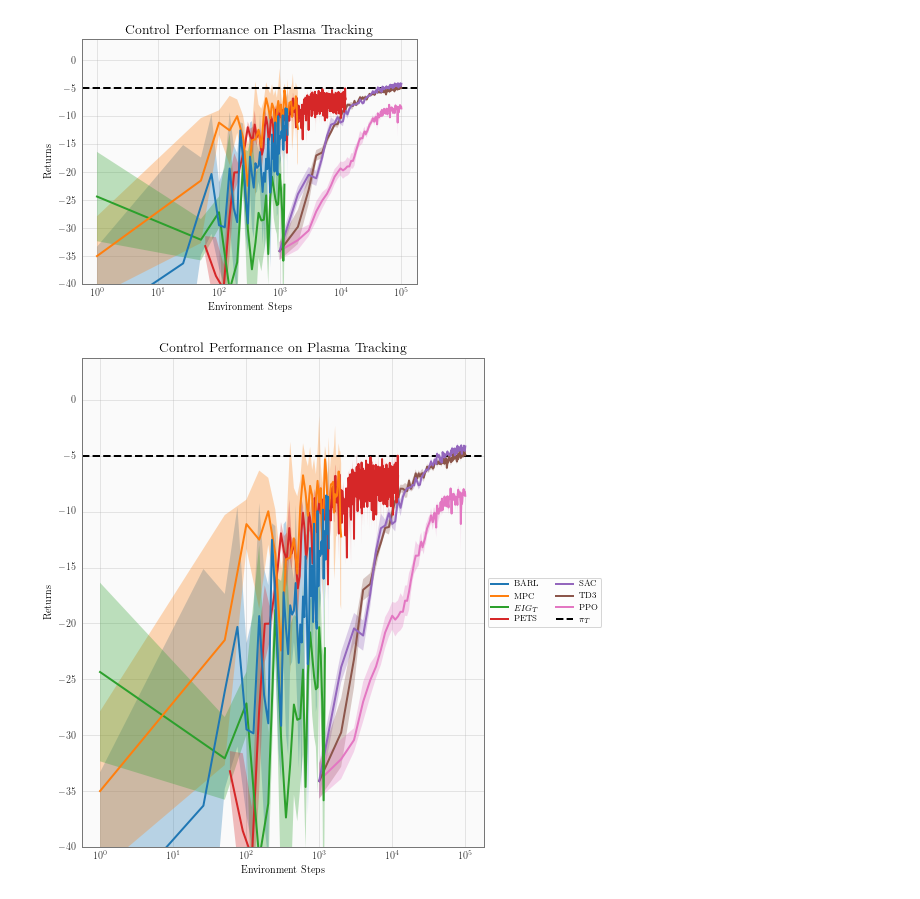
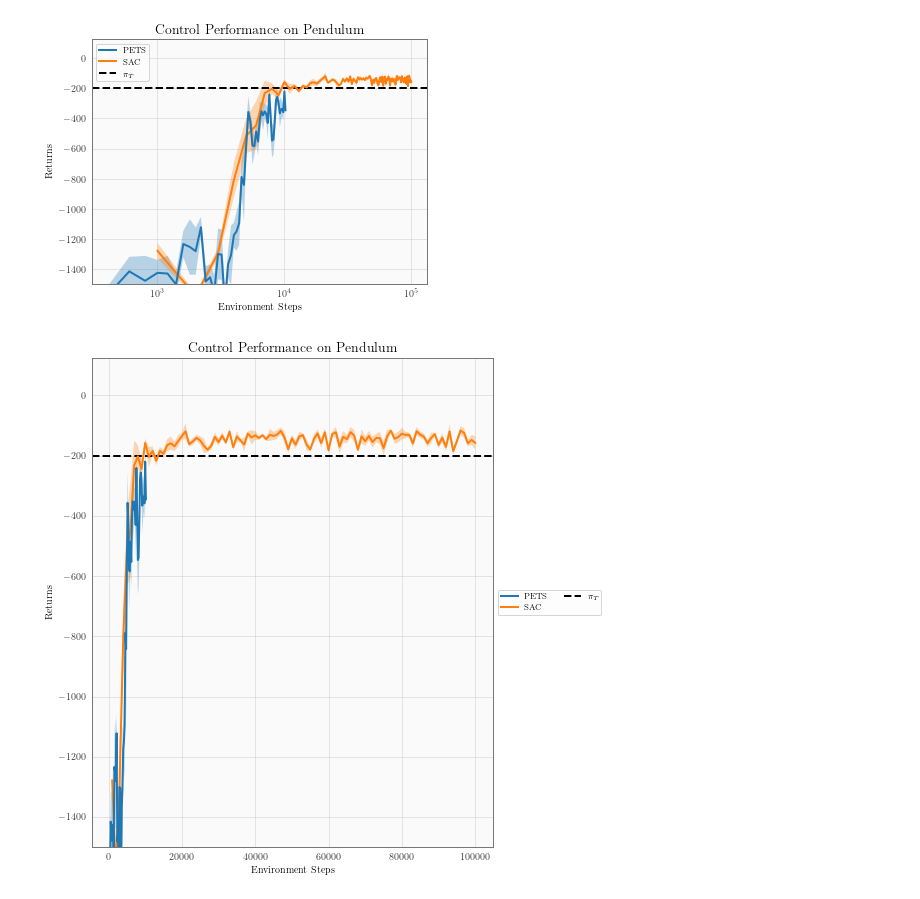
Before and after one commit to fusion-ml/trajectory-information-rl, a Jupyter notebook: notebooks/plot_returns.ipynb, the cells around one changed output. Saved outputs shown, nothing was run; the diff lists cells and outputs as text; code cells hidden in the pictures.

```diff
--- a/notebooks/plot_returns.ipynb
+++ b/notebooks/plot_returns.ipynb
@@ -20,7 +20,7 @@ base_path = Path('../experiments')
 baseline_path = Path('../../bac-baselines/experiments')
 process_seeds = False
 # %%
-env_name = 'Plasma Tracking'
+env_name = 'Pendulum'
 # %%
 pend_paths = {# 'BAC (seed 12)': 'random_init_12_2021-08-05/10-02-01/',
          #'BAC': 'pend_norm_tele_mg_3mc_2021-08-16/21-16-21',
@@ -124,6 +131,7 @@ all_paths = {"Cartpole": cartpole_paths,
              'Lava Path': lava_paths,
              "Reacher (tight)": reacher_tight_paths,
              "Beta Tracking": beta_tracking_paths,
+             "Beta Tracking Fixed": beta_tracking_fixed_paths,
              'Swimmer': swimmer_paths,
              'Plasma Tracking': plasma_tracking_paths,
             }
@@ -135,6 +143,7 @@ gt = {"Pendulum": -200,
       'Reacher (tight)': -8.78,
       'Swimmer': 30,
       'Beta Tracking': -2.5,
+      'Beta Tracking Fixed': -2.,
       'Plasma Tracking': -5
      }
 ylim_bottom = {
@@ -144,7 +153,8 @@ ylim_bottom = {
         "Lava Path": -3000,
         "Beta Tracking": -12,
         "Plasma Tracking": -40,
-        "Swimmer": -30
+        "Swimmer": -30,
+        "Beta Tracking Fixed": -20,
 }
 gt_val = gt[env_name]
 bottom_val = ylim_bottom[env_name]
@@ -319,35 +320,0 @@ Text(0.5, 0.95, 'Control and Modeling Performance on Plasma Tracking')
-# %%
-fig, [ax1, ax2, ax3] = plt.subplots(1, 3, figsize=(9, 3.75))
-for i, (key, vals) in enumerate(data.items()):
-    rmean = vals["Eval Mean Returns"]
-    rstderr = vals["Eval Std Returns"]
-    ndata = vals['Eval ndata']
-    ax1.plot(ndata, rmean, label=key, zorder=100 - i)
-    ax1.fill_between(ndata, rmean - rstderr, rmean + rstderr, alpha=0.3)
-    if 'Model MSE' in vals:
-        mses = vals['Model MSE']
-        ax2.plot(ndata, mses, label=key)
-    elif 'Model MSE (current MPC)' in vals:
-        mses = vals['Model MSE (current MPC)']
-        ax2.plot(ndata, mses, label=key)
-    if 'Model MSE (random test set)' in vals:
-        mses = vals['Model MSE (random test set)']
-        ax3.plot(ndata, mses, label=key)
-
-
-ax1.set_xlabel('Environment Steps')
-ax1.set_ylabel('Returns')
-ax1.axhline(gt_val, color='black', linestyle='--', label=r'$\pi_T$')
-ax1.legend()
-ax2.set_xlabel('Environment Steps')
-ax2.set_ylabel('Model MSE on Current MPC')
-ax3.set_ylabel("Model MSE on Random Set")
-ax3.set_xlabel('Environment Steps')
-if env_name == 'Lava Path':
-    ax1.set_ylim(-1000, 0)
-ax2.set_yscale('log')
-ax3.set_yscale('log')
-# ax1.set_xscale('log')
-fig.suptitle(f"Control and Modeling Performance on {env_name}")
-plt.tight_layout()
-plt.savefig(f'control_modeling_{env_name}.pdf', bbox_inches='tight')
@@ -356,28 +321,28 @@ plt.savefig(f'control_modeling_{env_name}.pdf', bbox_inches='tight')
 # %%
 fig, ax = plt.subplots(figsize=(6, 4.5))
 for i, (key, vals) in enumerate(data.items()):
     rmean = vals["Eval Mean Returns"]
     rstderr = vals["Eval Std Returns"]
     ndata = vals['Eval ndata']
     ax.plot(ndata, rmean, label=key, zorder=100 - i)
     ax.fill_between(ndata, rmean - rstderr, rmean + rstderr, alpha=0.3)
 ax.set_xlabel('Environment Steps')
 ax.set_ylabel('Returns')
 ax.axhline(gt_val, color='black', linestyle='--', label=r'$\pi_T$')
-# ax.legend()
+ax.legend()
 ylim_top = (gt_val - bottom_val) * 0.25 + gt_val
 ax.set_ylim(bottom_val, ylim_top)
 ax.set_xscale('log')
 # ax.set_yscale('log')
 # ax.set_xlim(0, 500)
 # ax.set_ylim(-10000, 0)
 
 title = f"Control Performance on {env_name}"
 ax.set_title(label=title, fontdict={'fontsize': 14})
 # fig.suptitle()
 plt.savefig(f'sample_complexity_{env_name}.pdf') #, bbox_inches='tight')
 # %% [output]
-[figure, old version]
+[figure, new version]
 # %%
 fig, ax = plt.subplots(figsize=(12, 9))
 for i, (key, vals) in enumerate(data.items()):
@@ -392,7 +357,7 @@ ax.axhline(gt_val, color='black', linestyle='--', label=r'$\pi_T$')
 # ax.legend()
 ylim_top = (gt_val - bottom_val) * 0.25 + gt_val
 ax.set_ylim(bottom_val, ylim_top)
-ax.set_xscale('log')
+# ax.set_xscale('log')
 # ax.set_yscale('log')
 # ax.set_xlim(0, 500)
 # ax.set_ylim(-10000, 0)
@@ -407,7 +372,7 @@ ax.set_title(label=title, fontdict={'fontsize': 14})
 # fig.suptitle()
 plt.savefig(f'legend_{env_name}.pdf') #, bbox_inches='tight')
 # %% [output]
-[figure, old version]
+[figure, new version]
 # %%
 print(f"Sample complexity of algorithms on {env_name}")
 for key, vals in data.items():
```
Also changed, not shown: parts of 14 cells of this notebook.
